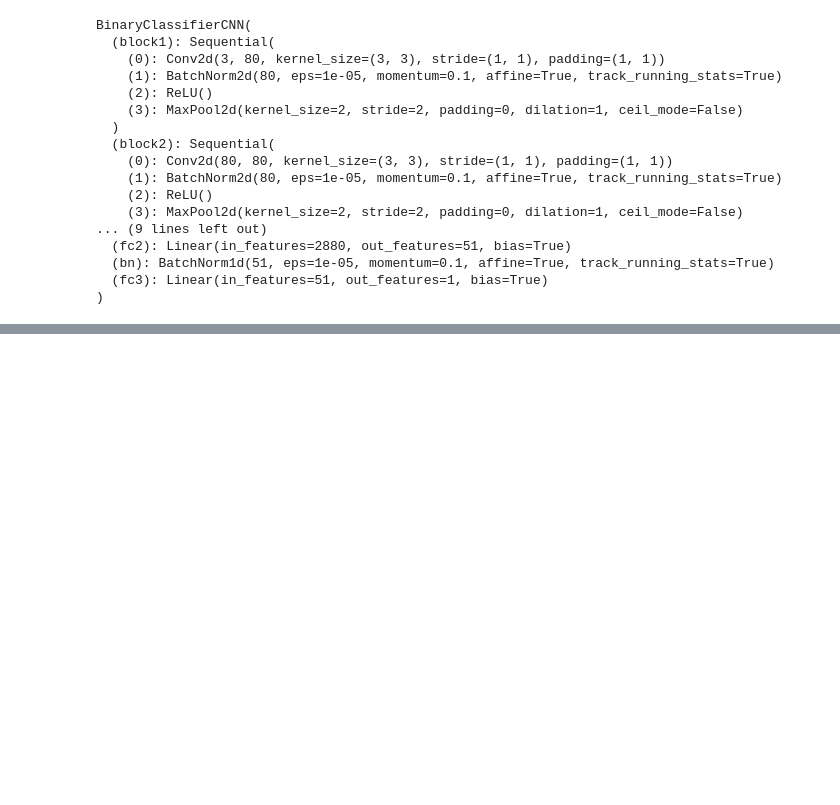
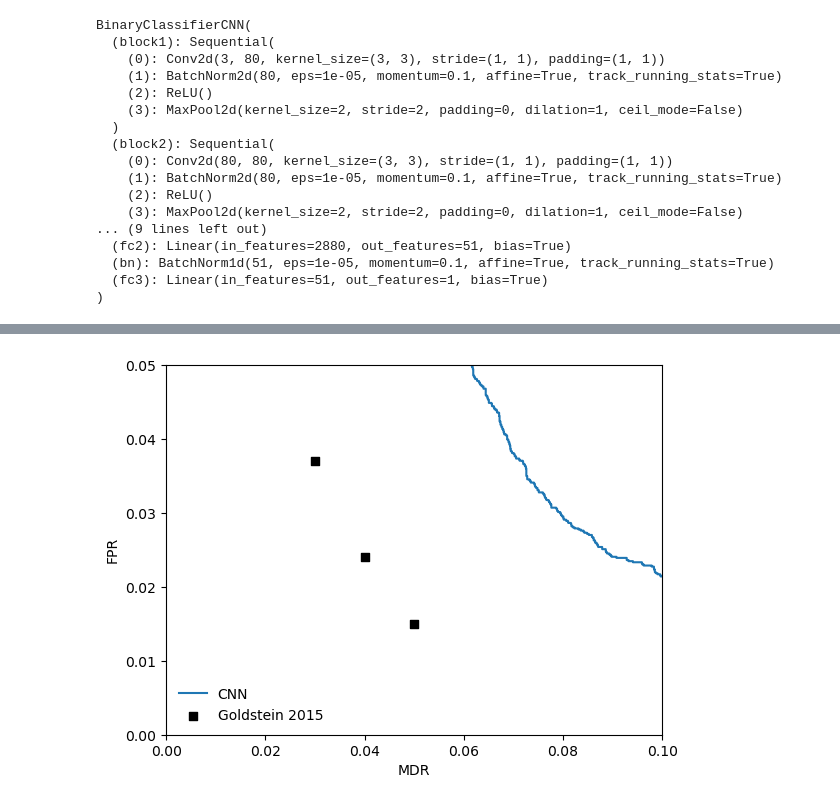
Before and after one commit to b-thorne/DESClassificationChallenge, a Jupyter notebook: CosmoChallenge.ipynb, the cells around one changed output, grey strips where cells are left out. Cells and saved outputs as stored; diff of their text form; code cells hidden in the pictures; blank space fills up the shorter version.

```diff
--- a/CosmoChallenge.ipynb
+++ b/CosmoChallenge.ipynb
@@ -158,0 +165,23 @@ ValueError: Expected more than 1 value per channel when training, got input size
+# %%
+y_true = np.concatenate([labels for (_, labels) in test_data_loader])
+# %%
+y_score = torch.cat([model(inputs.to(device)) for (inputs, _) in test_data_loader]).squeeze().to("cpu").detach().numpy()
+# %%
+from sklearn import metrics
+
+#auc = metrics.auc(y_true, y_score)
+fpr, fnr, thresholds = metrics.det_curve(y_true, y_score)
+# %%
+goldstein = [[0.03, 0.04, 0.05], [0.037, 0.024, 0.015]]
+# %%
+fig, ax = plt.subplots(1, 1)
+ax.set_xlabel("MDR")
+ax.set_ylabel("FPR")
+ax.plot(fpr, fnr, label="CNN")
+ax.set_xlim(0, 0.1)
+ax.set_ylim(0, 0.05)
+ax.scatter(goldstein[0], goldstein[1], marker="s", color="k", label="Goldstein 2015")
+ax.legend(loc=3, frameon=False)
+fig.savefig("fpt_mdr.pdf")
+# %% [output]
+[figure, added]
```
Also changed, not shown: parts of 8 cells of this notebook, 1 other file.
